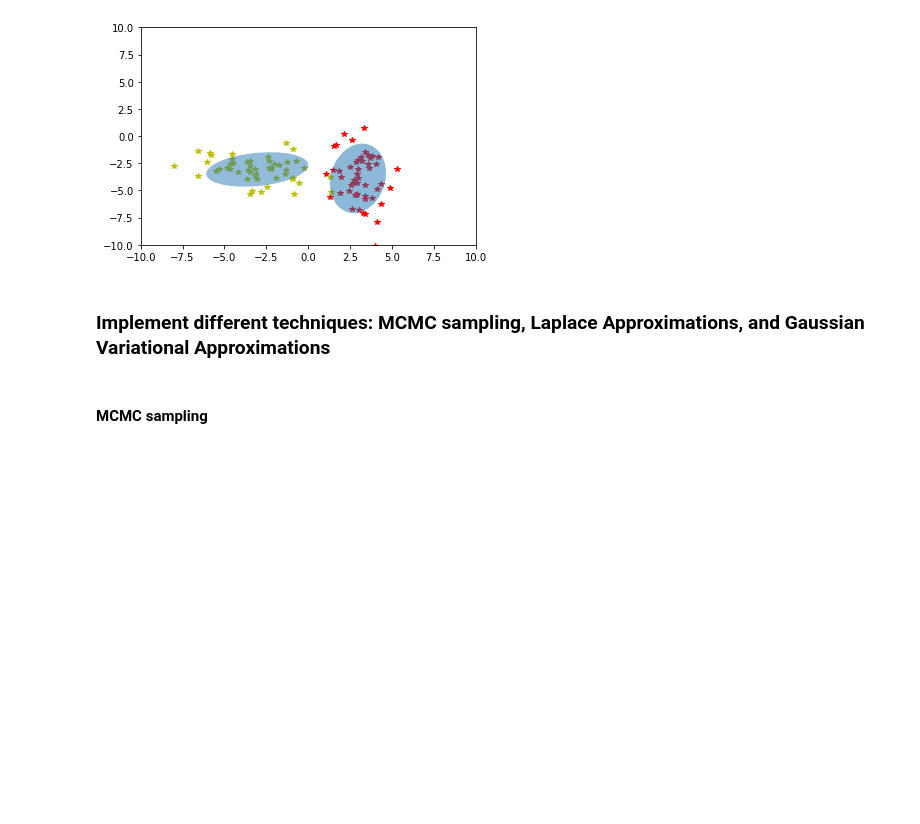
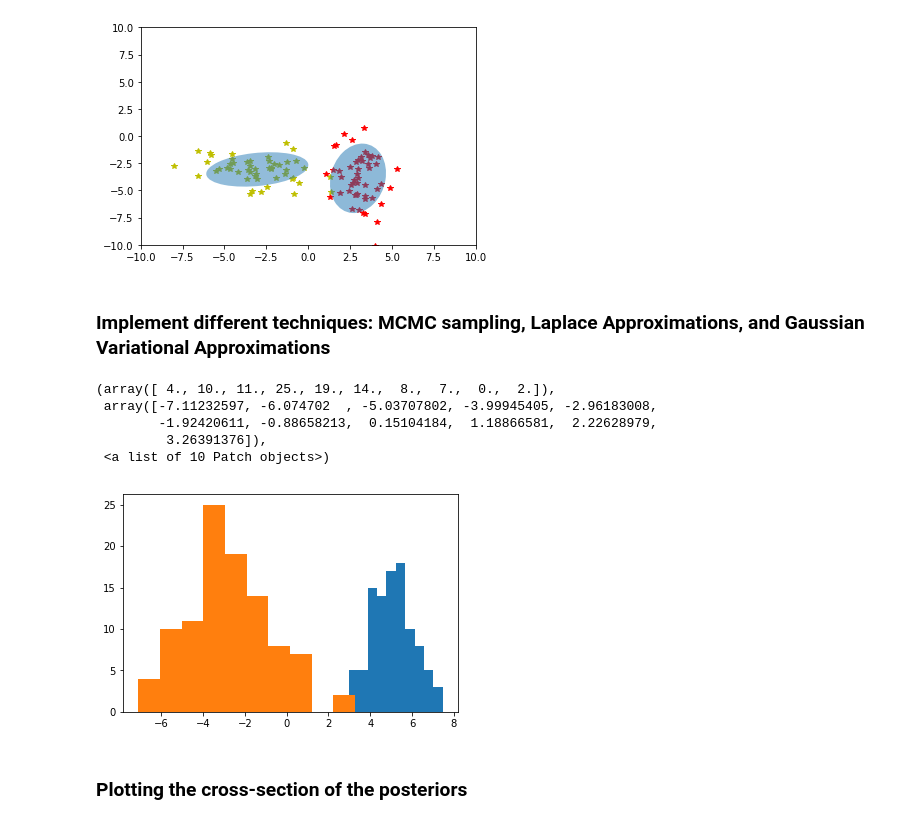
Before and after one commit to anhnguyendepocen/bayes_comp, a Jupyter notebook: notebook/Gaussian Mixture Model.ipynb, the cells around one changed output. Drawn from its saved outputs; the diff is of its cells as text; code cells hidden in the pictures; blank space fills up the shorter version.

Commit message:
try MCMC on GMM

```diff
--- a/notebook/Gaussian Mixture Model.ipynb
+++ b/notebook/Gaussian Mixture Model.ipynb
@@ -111,5 +107,27 @@ plt.plot(sample2[:,0],sample2[:,1],'y*',zorder = 0)
 [figure]
 # %% [markdown]
 ### Implement different techniques: MCMC sampling, Laplace Approximations, and Gaussian Variational Approximations
-# %% [markdown]
-#### MCMC sampling
+# %%
+D = 1
+K = 2
+mu1 = np.array([5.])
+sigma1 = np.diag([1.])
+
+mu2 = np.array([-3.])
+sigma2 = np.diag([4.])
+
+N = 200
+
+sample1 = np.random.multivariate_normal(mu1, cov = sigma1, size = N/2)
+sample2 = np.random.multivariate_normal(mu2, cov = sigma2, size = N/2)
+samples = np.vstack([sample1, sample2])
+#plot_gaussian([mu1,mu2],[sigma1,sigma2])
+plt.hist(sample1)
+plt.hist(sample2)
+# %% [output]
+(array([ 4., 10., 11., 25., 19., 14.,  8.,  7.,  0.,  2.]),
+ array([-7.11232597, -6.074702  , -5.03707802, -3.99945405, -2.96183008,
+        -1.92420611, -0.88658213,  0.15104184,  1.18866581,  2.22628979,
+         3.26391376]),
+ <a list of 10 Patch objects>)
+[figure, added]
@@ -115,0 +176,2 @@ plt.plot(sample2[:,0],sample2[:,1],'y*',zorder = 0)
+# %% [markdown]
+### Plotting the cross-section of the posteriors
```
Also changed, not shown: parts of 30 cells of this notebook.
